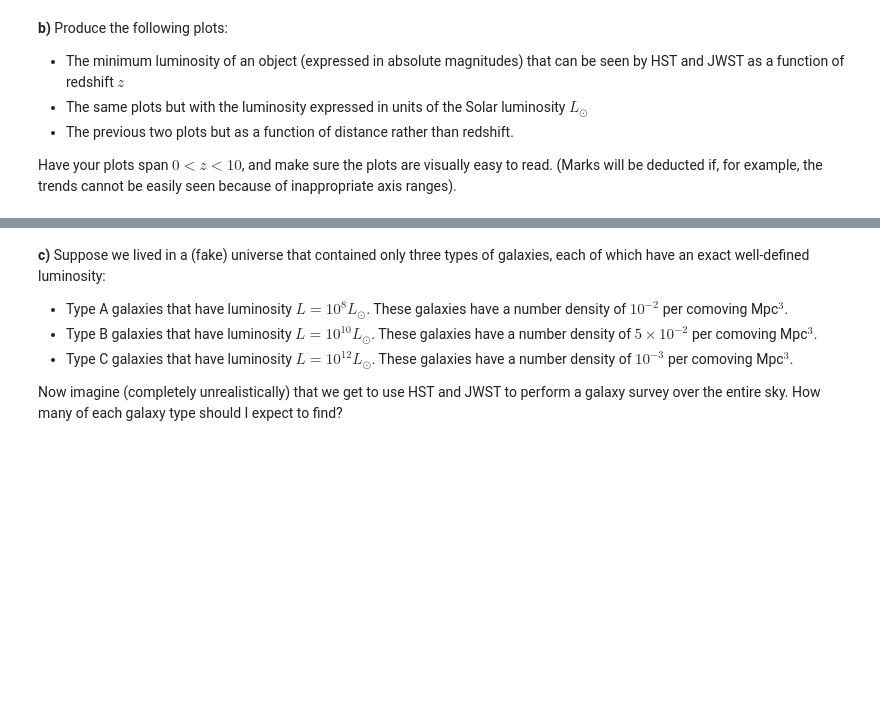
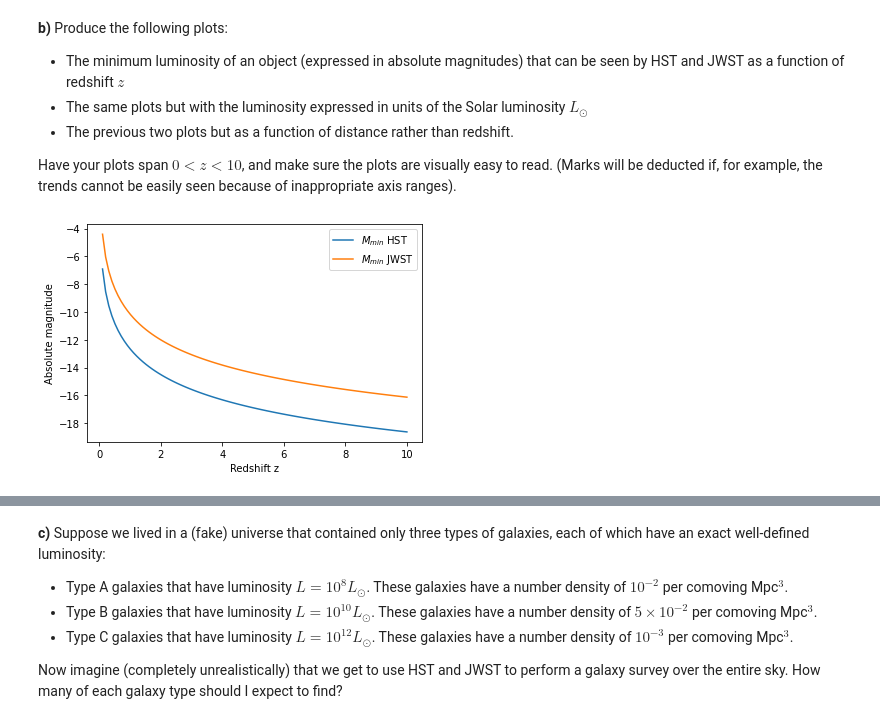
Before and after one commit to wppqywq/PHYS321_mid, a Jupyter notebook: Midterm2022.ipynb, the cells around one changed output, grey strips where cells are left out. Drawn from its saved outputs; the diff is of its cells as text; code cells hidden in the pictures; blank space fills up the shorter version.

```diff
--- a/Midterm2022.ipynb
+++ b/Midterm2022.ipynb
@@ -67,0 +138,17 @@ Have your plots span $0 < z < 10$, and make sure the plots are visually easy to
+# %%
+# The minimum luminosity (in absolute magnitudes) as a function of redshift z
+
+z = np.linspace(0, 10, 100)
+d = Planck15.distmod(z).value
+
+M_HST = 31.5 - d
+M_JWST = 34 - d
+
+plt.plot(z, M_HST, label='$M_{min}$ HST')
+plt.plot(z, M_JWST, label='$M_{min}$ JWST')
+plt.xlabel('Redshift z')
+plt.ylabel('Absolute magnitude')
+plt.legend()
+plt.show()
+# %% [output]
+[figure, added]
```
Also changed, not shown: parts of 20 cells of this notebook.
